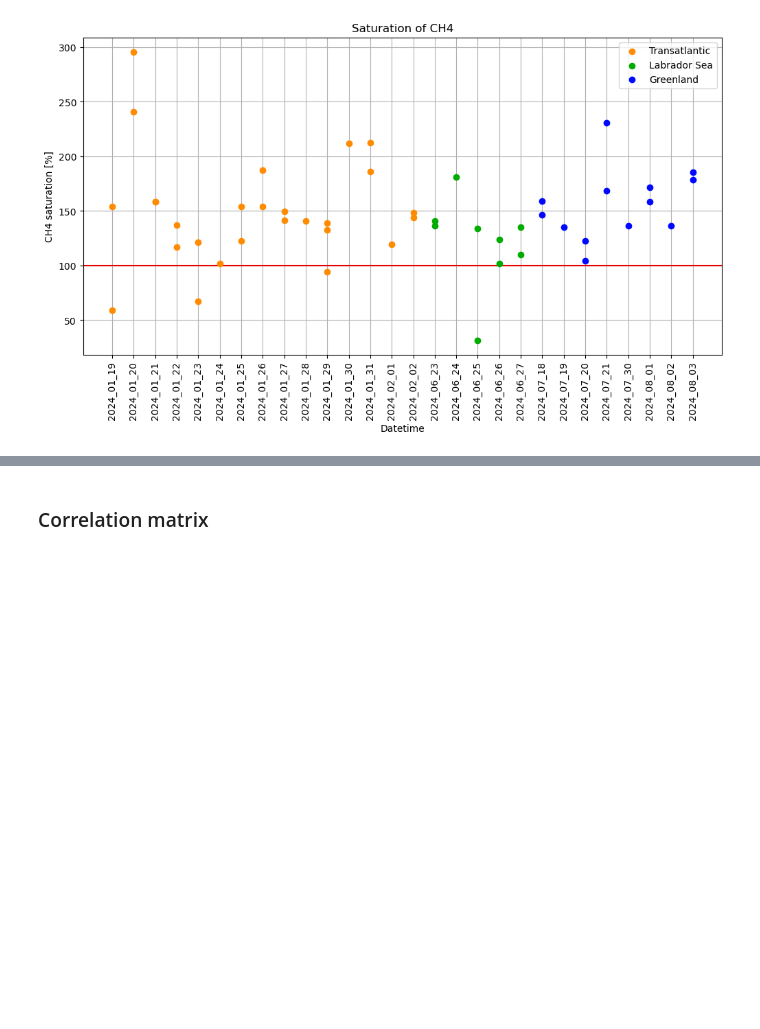
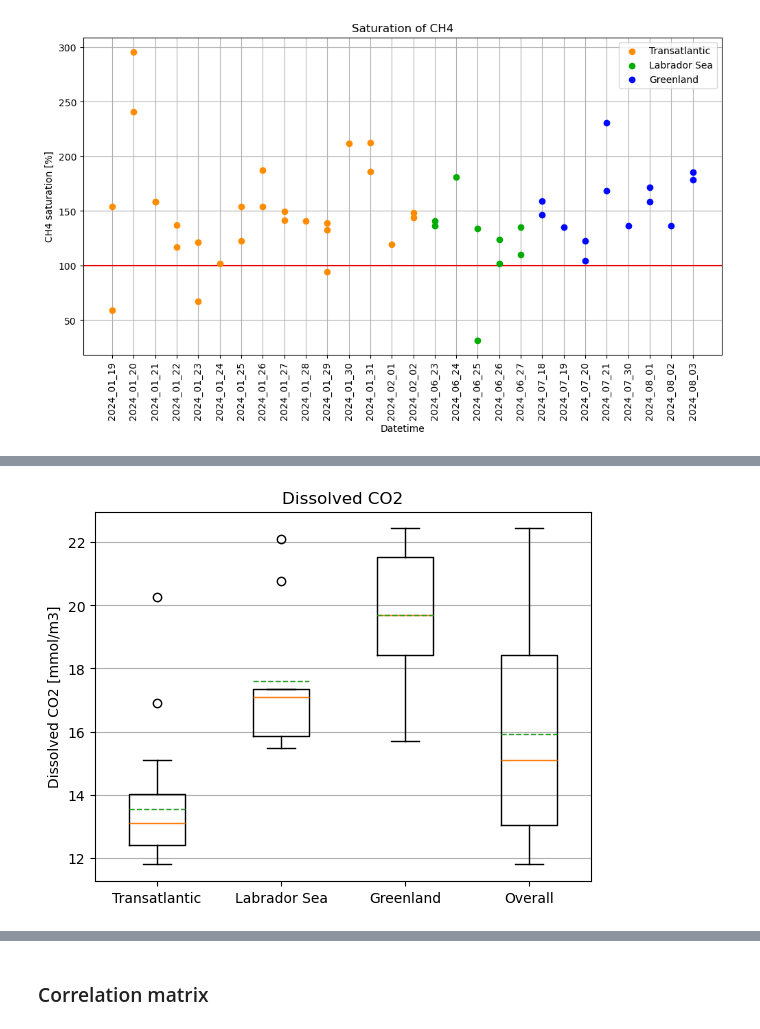
Before and after one commit to lolapricam/Sea-air_fluxes_Arctic, a Jupyter notebook: fluxes.ipynb, the cells around one changed output, grey strips where cells are left out. Cells and saved outputs as stored; diff of their text form; code cells hidden in the pictures; blank space fills up the shorter version.

```diff
--- a/fluxes.ipynb
+++ b/fluxes.ipynb
@@ -1095,0 +1073,22 @@ plt.show()
+# %%
+# Dissolved CO2
+T = data['co2_mmolm3'][:27] # T = transat
+LS = data['co2_mmolm3'][27:36] # LS = Labrdor Sea
+G = data['co2_mmolm3'][36:] # G = Greeanland
+O = data['co2_mmolm3'] # O = overall
+
+# Combine the three subsets into one list
+boxplot_CO2 = [T, LS, G, O]
+
+plt.boxplot(boxplot_CO2, showmeans = True, meanline = True)
+plt.xticks([1, 2, 3, 4], ['Transatlantic', 'Labrador Sea', 'Greenland', 'Overall'])
+plt.title("Dissolved CO2")
+plt.ylabel("Dissolved CO2 [mmol/m3]")
+plt.grid(axis='y')
+
+# Export as an image
+#plt.savefig(os.path.join('Results', 'Boxplot_CO2.png' ), bbox_inches='tight', dpi=150)
+
+plt.show()
+# %% [output]
+[figure, added]
```
Also changed, not shown: parts of 16 cells of this notebook, 3 other files.
